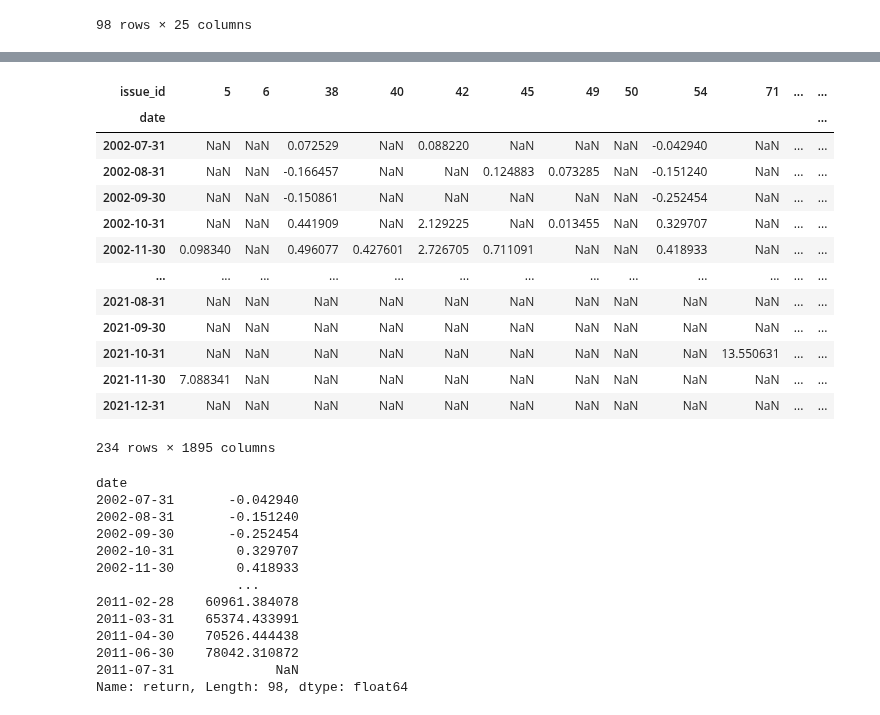
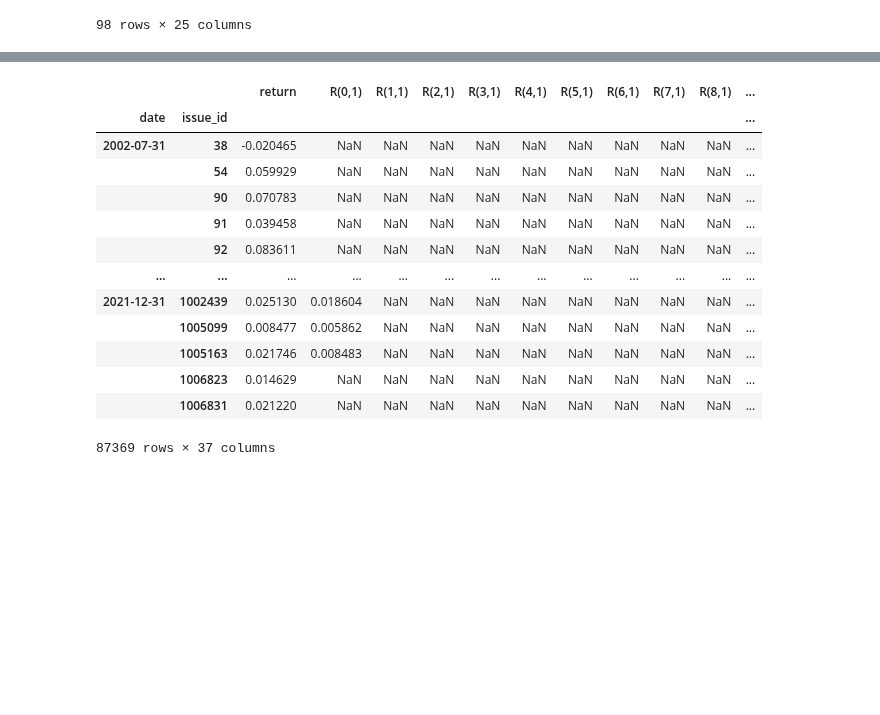
Before and after one commit to santoromano/Corporate-Bond-Factors, a Jupyter notebook: empirics.ipynb, the cells around one changed output, grey strips where cells are left out. Saved outputs shown, nothing was run; the diff lists cells and outputs as text; code cells hidden in the pictures; blank space fills up the shorter version.

```diff
--- a/empirics.ipynb
+++ b/empirics.ipynb
@@ -120,33 +105,0 @@ df.xs(54, level=1).iloc[:,19:]
-# %%
-((1+df.unstack(-1)['return'].shift(-1)).cumprod()-1)
-# %% [output]
-| issue_id | 5 | 6 | 38 | 40 | 42 | 45 | 49 | 50 | 54 | 71 | ... | ... |
-| date |  |  |  |  |  |  |  |  |  |  |  | ... |
-| 2002-07-31 | NaN | NaN | 0.072529 | NaN | 0.088220 | NaN | NaN | NaN | -0.042940 | NaN | ... | ... |
-| 2002-08-31 | NaN | NaN | -0.166457 | NaN | NaN | 0.124883 | 0.073285 | NaN | -0.151240 | NaN | ... | ... |
-| 2002-09-30 | NaN | NaN | -0.150861 | NaN | NaN | NaN | NaN | NaN | -0.252454 | NaN | ... | ... |
-| 2002-10-31 | NaN | NaN | 0.441909 | NaN | 2.129225 | NaN | 0.013455 | NaN | 0.329707 | NaN | ... | ... |
-| 2002-11-30 | 0.098340 | NaN | 0.496077 | 0.427601 | 2.726705 | 0.711091 | NaN | NaN | 0.418933 | NaN | ... | ... |
-| ... | ... | ... | ... | ... | ... | ... | ... | ... | ... | ... | ... | ... |
-| 2021-08-31 | NaN | NaN | NaN | NaN | NaN | NaN | NaN | NaN | NaN | NaN | ... | ... |
-| 2021-09-30 | NaN | NaN | NaN | NaN | NaN | NaN | NaN | NaN | NaN | NaN | ... | ... |
-| 2021-10-31 | NaN | NaN | NaN | NaN | NaN | NaN | NaN | NaN | NaN | 13.550631 | ... | ... |
-| 2021-11-30 | 7.088341 | NaN | NaN | NaN | NaN | NaN | NaN | NaN | NaN | NaN | ... | ... |
-| 2021-12-31 | NaN | NaN | NaN | NaN | NaN | NaN | NaN | NaN | NaN | NaN | ... | ... |
-234 rows × 1895 columns
-# %%
-((1+df.xs(54, level=1)['return'].shift(-1)).cumprod()-1)
-# %% [output]
-date
-2002-07-31       -0.042940
-2002-08-31       -0.151240
-2002-09-30       -0.252454
-2002-10-31        0.329707
-2002-11-30        0.418933
-                  ...
-2011-02-28    60961.384078
-2011-03-31    65374.433991
-2011-04-30    70526.444438
-2011-06-30    78042.310872
-2011-07-31             NaN
-Name: return, Length: 98, dtype: float64
@@ -152,0 +110,17 @@ Name: return, Length: 98, dtype: float64
+# %%
+df.iloc[:,19:]
+# %% [output]
+|  |  | return | R(0,1) | R(1,1) | R(2,1) | R(3,1) | R(4,1) | R(5,1) | R(6,1) | R(7,1) | R(8,1) | ... |
+| date | issue_id |  |  |  |  |  |  |  |  |  |  | ... |
+| 2002-07-31 | 38 | -0.020465 | NaN | NaN | NaN | NaN | NaN | NaN | NaN | NaN | NaN | ... |
+|  | 54 | 0.059929 | NaN | NaN | NaN | NaN | NaN | NaN | NaN | NaN | NaN | ... |
+|  | 90 | 0.070783 | NaN | NaN | NaN | NaN | NaN | NaN | NaN | NaN | NaN | ... |
+|  | 91 | 0.039458 | NaN | NaN | NaN | NaN | NaN | NaN | NaN | NaN | NaN | ... |
+|  | 92 | 0.083611 | NaN | NaN | NaN | NaN | NaN | NaN | NaN | NaN | NaN | ... |
+| ... | ... | ... | ... | ... | ... | ... | ... | ... | ... | ... | ... | ... |
+| 2021-12-31 | 1002439 | 0.025130 | 0.018604 | NaN | NaN | NaN | NaN | NaN | NaN | NaN | NaN | ... |
+|  | 1005099 | 0.008477 | 0.005862 | NaN | NaN | NaN | NaN | NaN | NaN | NaN | NaN | ... |
+|  | 1005163 | 0.021746 | 0.008483 | NaN | NaN | NaN | NaN | NaN | NaN | NaN | NaN | ... |
+|  | 1006823 | 0.014629 | NaN | NaN | NaN | NaN | NaN | NaN | NaN | NaN | NaN | ... |
+|  | 1006831 | 0.021220 | NaN | NaN | NaN | NaN | NaN | NaN | NaN | NaN | NaN | ... |
+87369 rows × 37 columns
```
Also changed, not shown: parts of 5 cells of this notebook.
